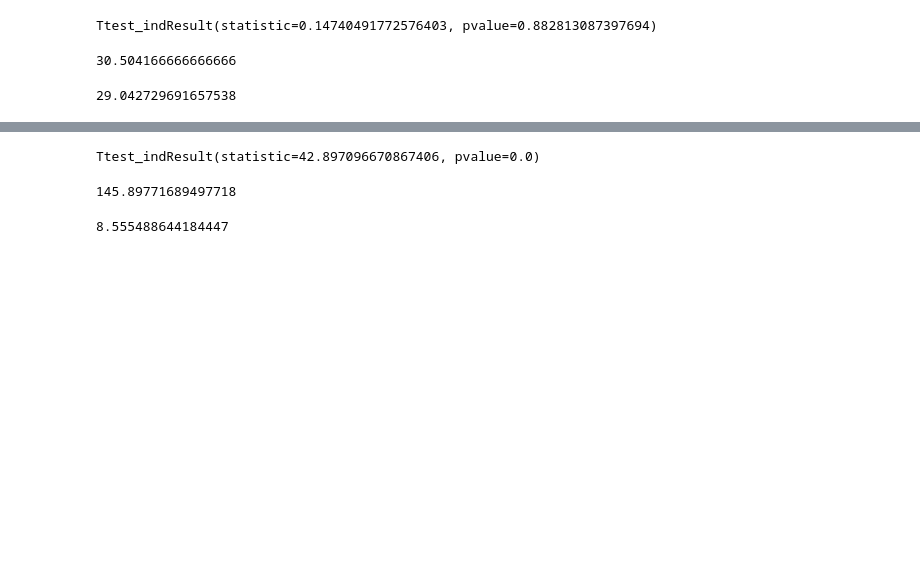
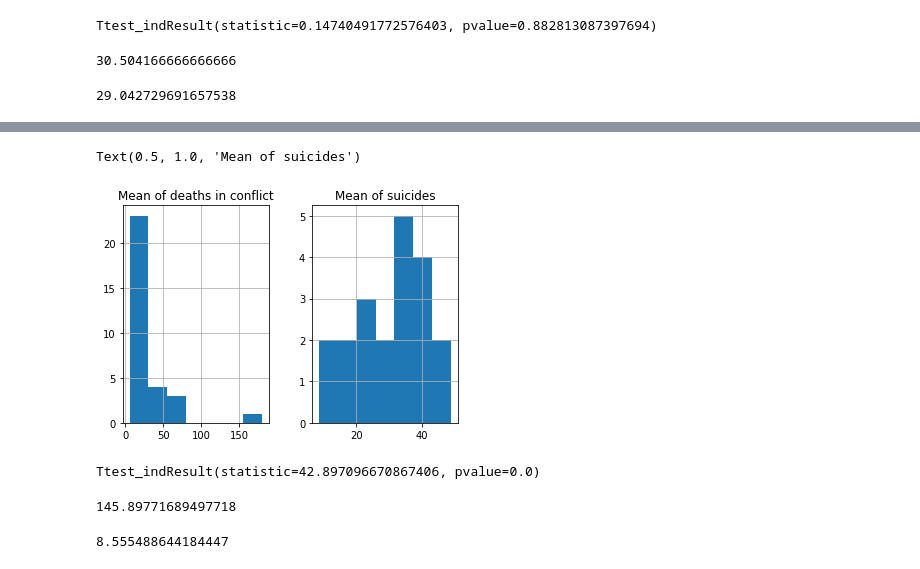
Before and after one commit to alinedintino/project4-statistics, a Jupyter notebook: project_4.ipynb, the cells around one changed output, grey strips where cells are left out. Cells and saved outputs as stored; diff of their text form; code cells hidden in the pictures; blank space fills up the shorter version.

```diff
--- a/project_4.ipynb
+++ b/project_4.ipynb
@@ -390,3 +412,13 @@ Africa_conflict['Total_deaths'].mean()
+# %%
+fig, axes = plt.subplots(1, 2)
+
+afr.hist('Total_deaths', bins=7, ax=axes[0])
+afr_s.hist('suicides_no', bins=7, ax=axes[1])
+axes[0].set_title('Mean of deaths in conflict')
+axes[1].set_title('Mean of suicides')
+# %% [output]
+Text(0.5, 1.0, 'Mean of suicides')
+[figure, added]
 # %%
 Americas_suicide = suicides[suicides['region'] == 'Americas']
 Americas_conflict = conflict[conflict['region'] == 'Americas']
```
Also changed, not shown: parts of 12 cells of this notebook.
